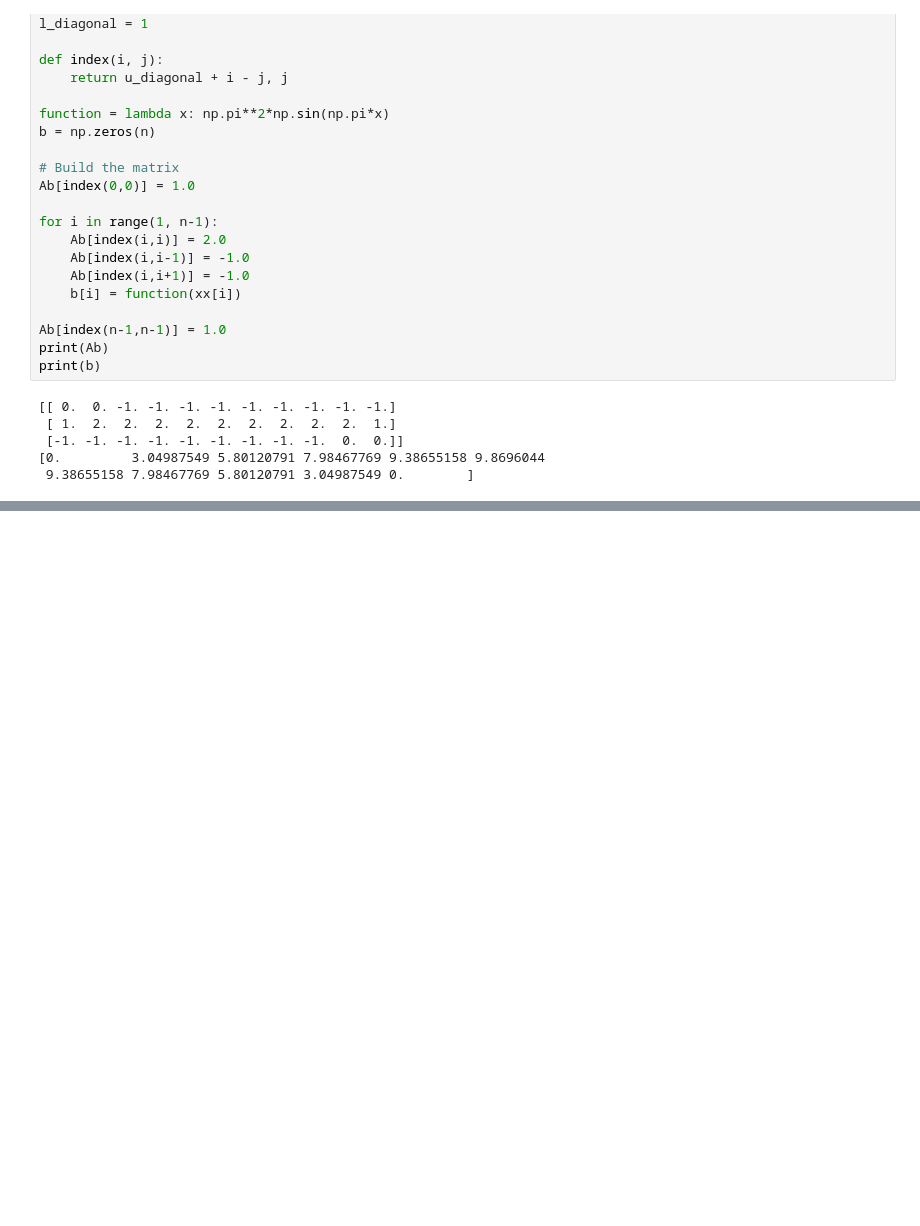
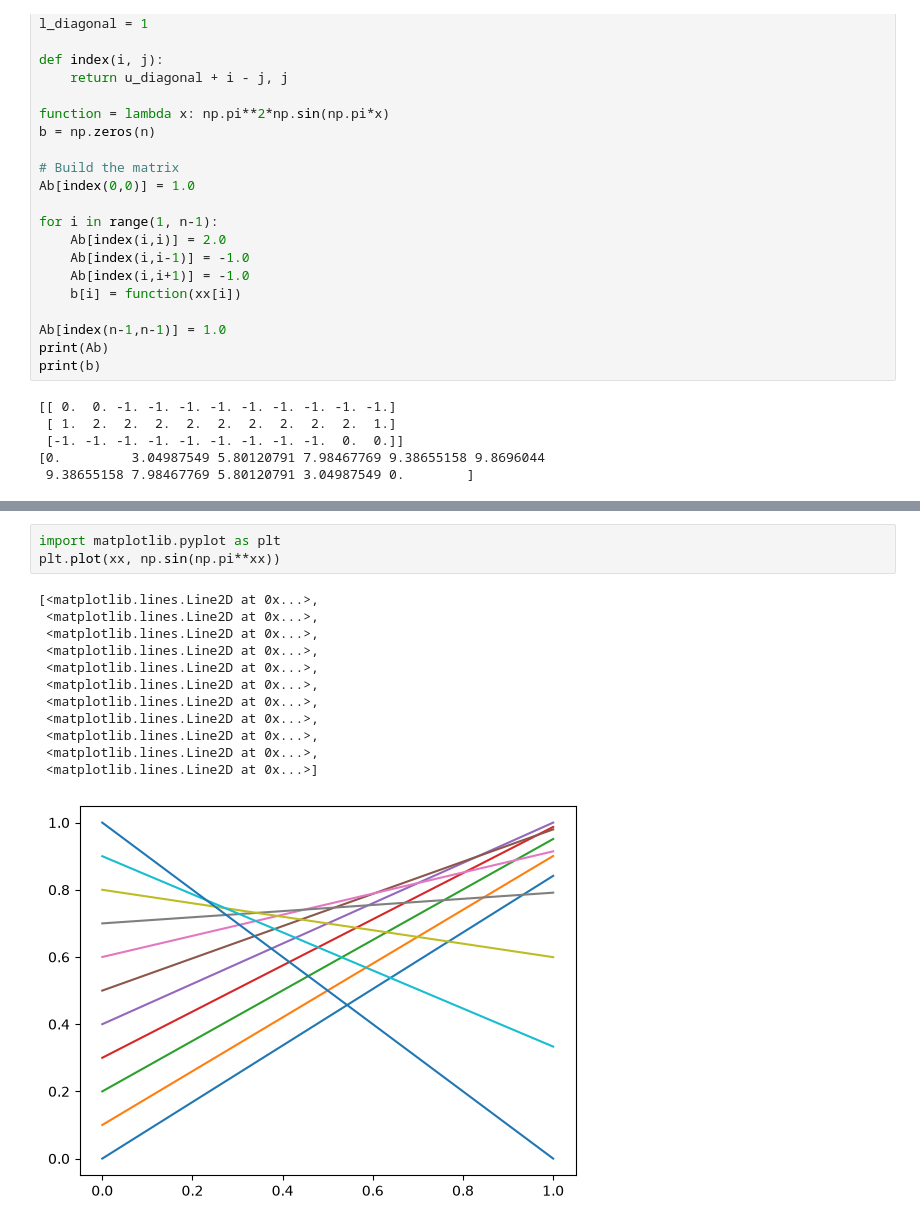
Before and after one commit to Ederson-Passos/applied-numerical-methods, a Jupyter notebook: notebooks/lectures.ipynb, the cells around one changed output, grey strips where cells are left out. Drawn from its saved outputs; the diff is of its cells as text; blank space fills up the shorter version.

```diff
--- a/notebooks/lectures.ipynb
+++ b/notebooks/lectures.ipynb
@@ -76,0 +84,16 @@ def solve_tribanded(ab, b):
+# %%
+import matplotlib.pyplot as plt
+plt.plot(xx, np.sin(np.pi**xx))
+# %% [output]
+[<matplotlib.lines.Line2D at 0x...>,
+ <matplotlib.lines.Line2D at 0x...>,
+ <matplotlib.lines.Line2D at 0x...>,
+ <matplotlib.lines.Line2D at 0x...>,
+ <matplotlib.lines.Line2D at 0x...>,
+ <matplotlib.lines.Line2D at 0x...>,
+ <matplotlib.lines.Line2D at 0x...>,
+ <matplotlib.lines.Line2D at 0x...>,
+ <matplotlib.lines.Line2D at 0x...>,
+ <matplotlib.lines.Line2D at 0x...>,
+ <matplotlib.lines.Line2D at 0x...>]
+[figure, added]
```
Also changed, not shown: parts of 2 cells of this notebook.
